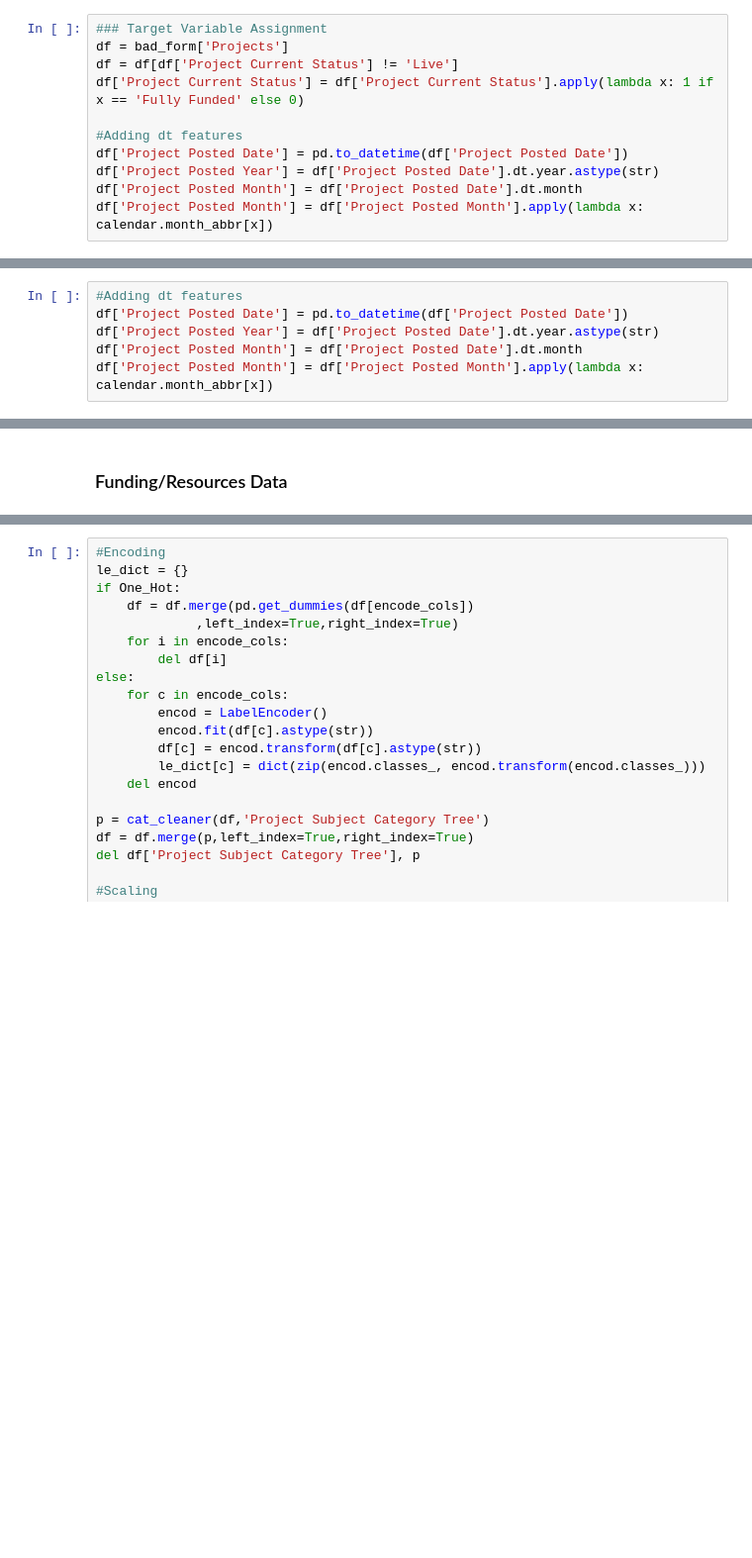
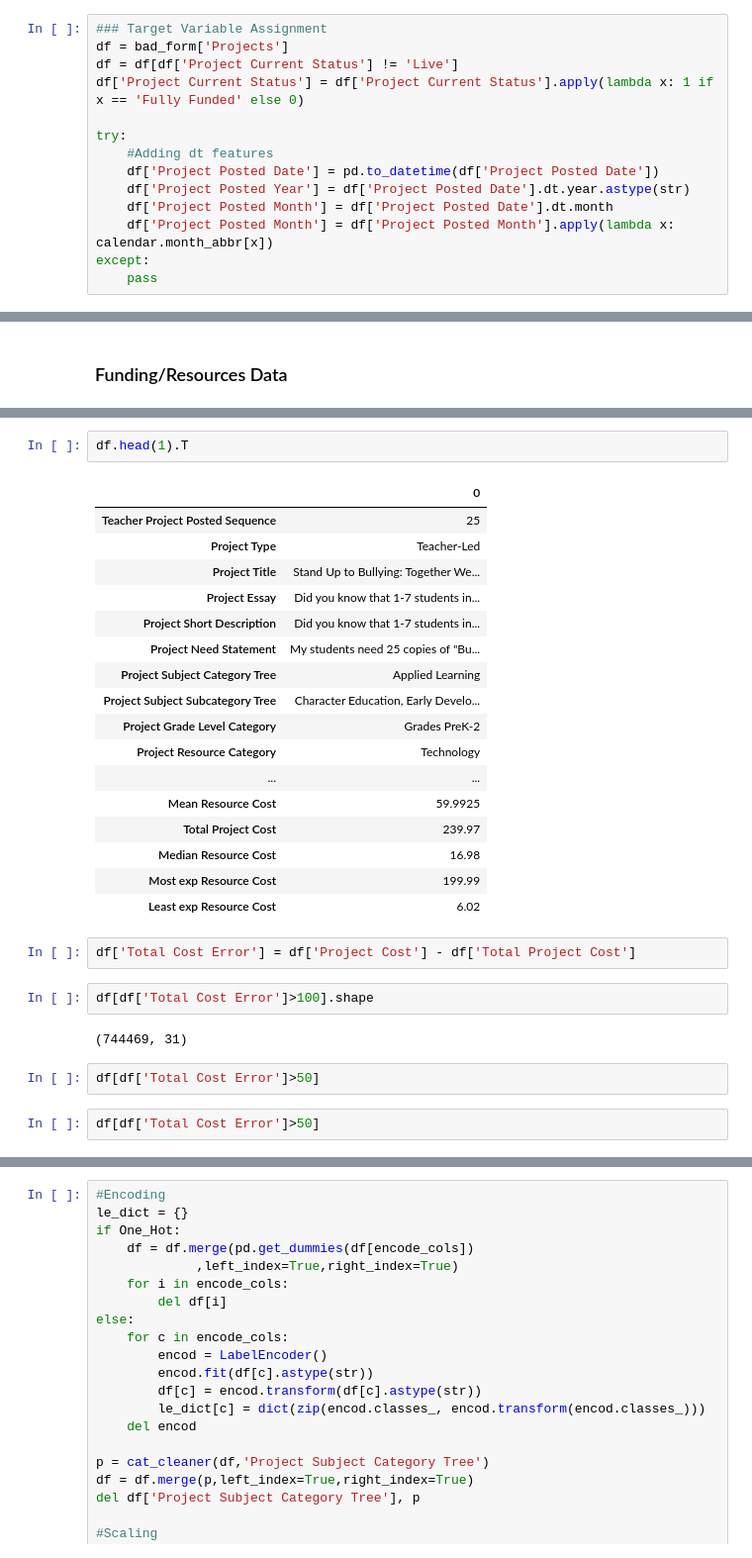
Before and after one commit to Mikhail-Naumov/Donors_Choose, a Jupyter notebook: Donor_Prepro_Summary.ipynb, the cells around one changed output, grey strips where cells are left out. Shown at 99% size. Saved outputs shown, nothing was run; the diff lists cells and outputs as text; blank space fills up the shorter version.

Commit message:
found oddness in projectcosts

```diff
--- a/Donor_Prepro_Summary.ipynb
+++ b/Donor_Prepro_Summary.ipynb
@@ -164,11 +168,14 @@ df = bad_form['Projects']
 df = df[df['Project Current Status'] != 'Live']
 df['Project Current Status'] = df['Project Current Status'].apply(lambda x: 1 if x == 'Fully Funded' else 0)
 
-#Adding dt features
-df['Project Posted Date'] = pd.to_datetime(df['Project Posted Date'])
-df['Project Posted Year'] = df['Project Posted Date'].dt.year.astype(str)
-df['Project Posted Month'] = df['Project Posted Date'].dt.month
-df['Project Posted Month'] = df['Project Posted Month'].apply(lambda x: calendar.month_abbr[x])
+try:
+    #Adding dt features
+    df['Project Posted Date'] = pd.to_datetime(df['Project Posted Date'])
+    df['Project Posted Year'] = df['Project Posted Date'].dt.year.astype(str)
+    df['Project Posted Month'] = df['Project Posted Date'].dt.month
+    df['Project Posted Month'] = df['Project Posted Month'].apply(lambda x: calendar.month_abbr[x])
+except:
+    pass
 # %% [output]
 A value is trying to be set on a copy of a slice from a DataFrame.
 Try using .loc[row_indexer,col_indexer] = value instead
@@ -177,6 +199,0 @@ See the caveats in the documentation: http://pandas.pydata.org/pandas-docs/stabl
-# %%
-#Adding dt features
-df['Project Posted Date'] = pd.to_datetime(df['Project Posted Date'])
-df['Project Posted Year'] = df['Project Posted Date'].dt.year.astype(str)
-df['Project Posted Month'] = df['Project Posted Date'].dt.month
-df['Project Posted Month'] = df['Project Posted Month'].apply(lambda x: calendar.month_abbr[x])
@@ -302,0 +375,30 @@ del df['Project ID']
+# %%
+df.head(1).T
+# %% [output]
+|  | 0 |
+| Teacher Project Posted Sequence | 25 |
+| Project Type | Teacher-Led |
+| Project Title | Stand Up to Bullying: Together We... |
+| Project Essay | Did you know that 1-7 students in... |
+| Project Short Description | Did you know that 1-7 students in... |
+| Project Need Statement | My students need 25 copies of "Bu... |
+| Project Subject Category Tree | Applied Learning |
+| Project Subject Subcategory Tree | Character Education, Early Develo... |
+| Project Grade Level Category | Grades PreK-2 |
+| Project Resource Category | Technology |
+| ... | ... |
+| Mean Resource Cost | 59.9925 |
+| Total Project Cost | 239.97 |
+| Median Resource Cost | 16.98 |
+| Most exp Resource Cost | 199.99 |
+| Least exp Resource Cost | 6.02 |
+# %%
+df['Total Cost Error'] = df['Project Cost'] - df['Total Project Cost']
+# %%
+df[df['Total Cost Error']>100].shape
+# %% [output]
+(744469, 31)
+# %%
+df[df['Total Cost Error']>50]
+# %%
+df[df['Total Cost Error']>50]
```
Also changed, not shown: parts of 20 cells of this notebook.
